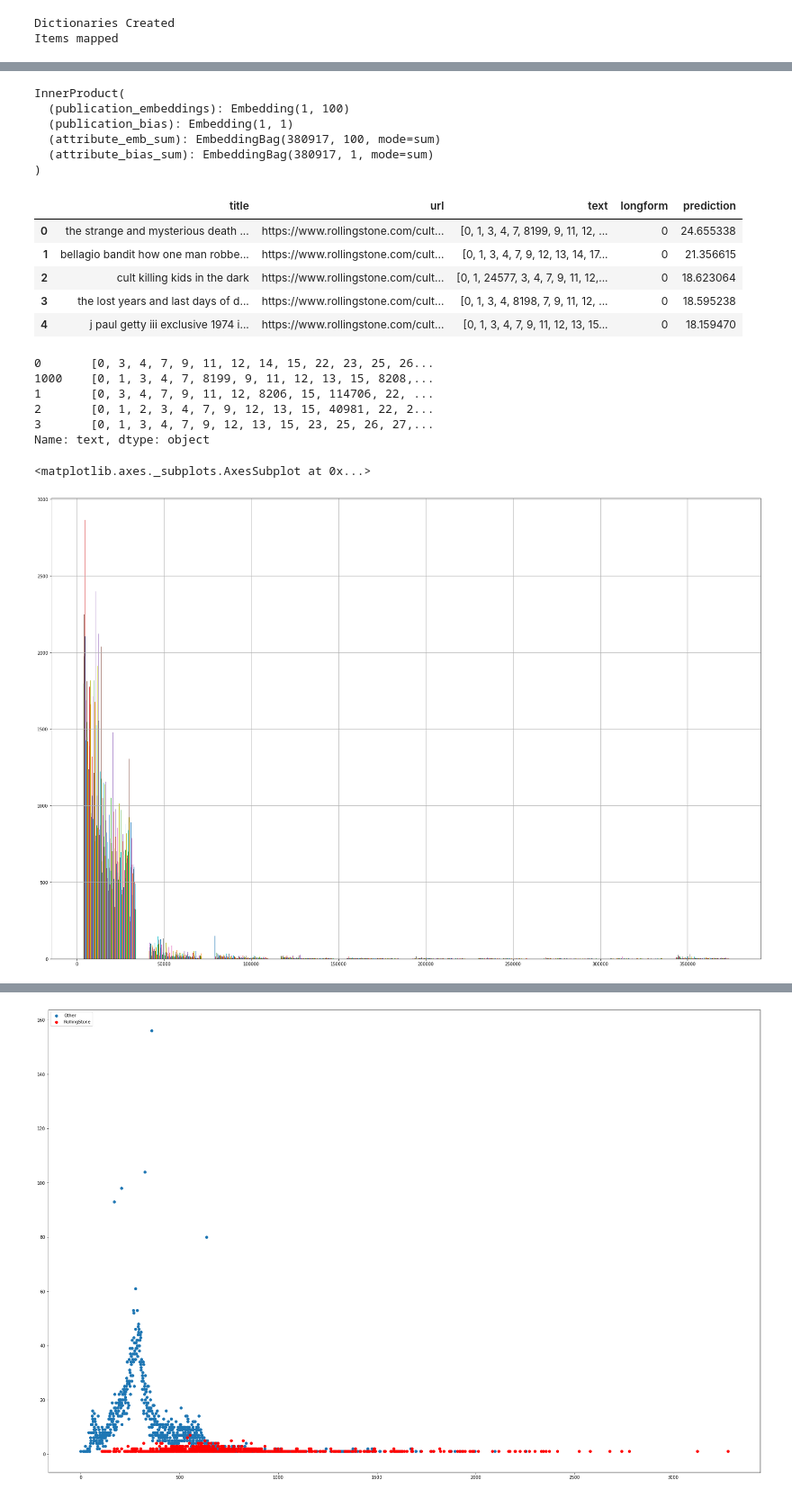
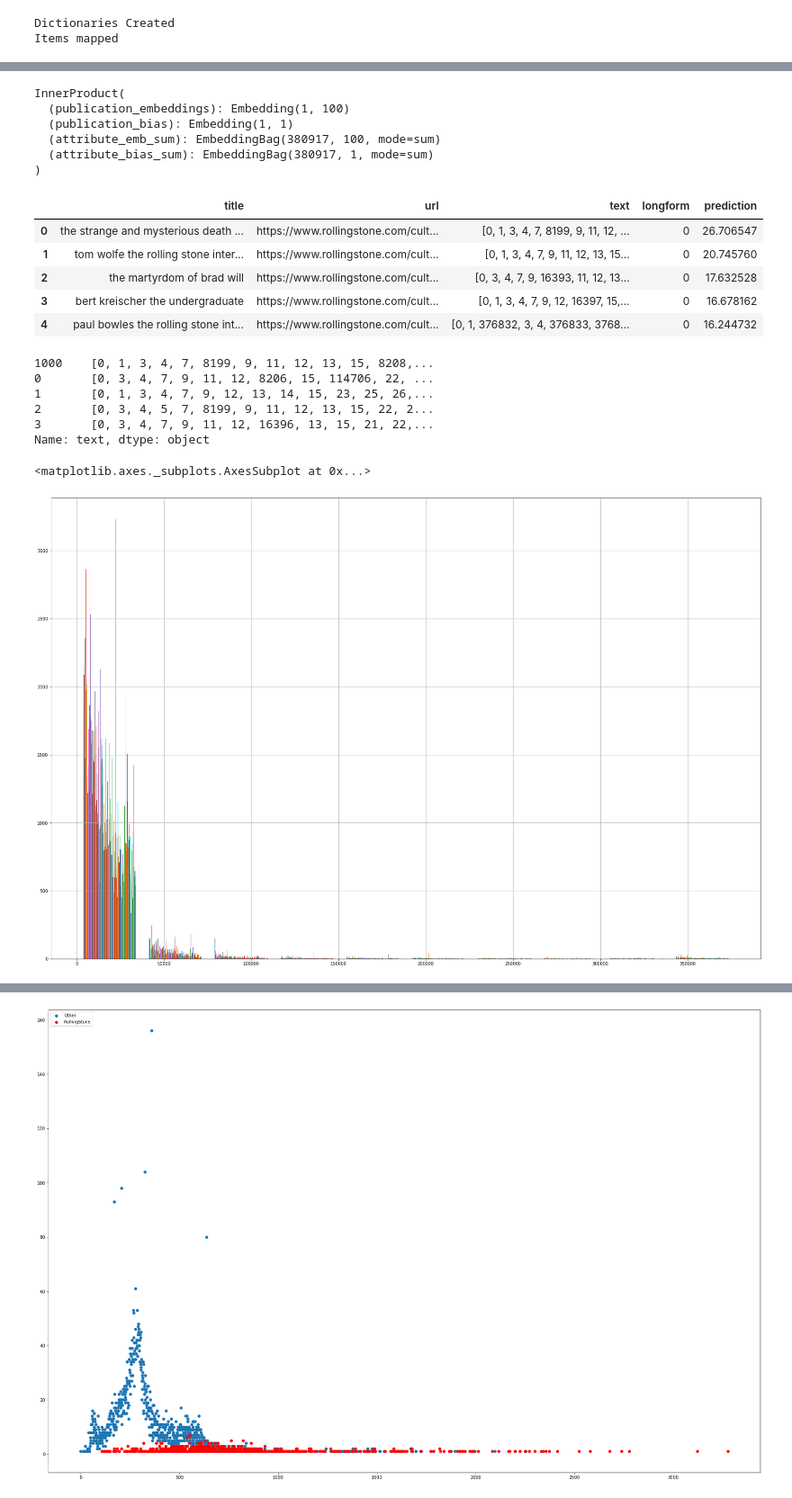
Before and after one commit to rohanbansal12/longform-classification, a Jupyter notebook: inner-product.ipynb, the cells around one changed output, grey strips where cells are left out. Shown at 90% size. Drawn from its saved outputs; the diff is of its cells as text; code cells hidden in the pictures.

```diff
--- a/inner-product.ipynb
+++ b/inner-product.ipynb
@@ -105,10 +105,10 @@ print("Data Loaded")
 # %% [output]
 Data Loaded
 # %%
-final_word_ids,final_url_ids= create_merged_dictionaries(train_data, test_data, val_data, eval_data)
+final_word_ids,final_url_ids= create_merged_dictionaries(train_data, test_data, val_data, adv_data)
 print("Dictionaries Created")
 
-for dataset in [train_data, test_data, val_data, eval_data]:
+for dataset in [train_data, test_data, val_data, adv_data]:
     dataset.map_items(final_word_ids, final_url_ids);
 
 print("Items mapped")
@@ -369,23 +369,23 @@ InnerProduct(
 )
 ... (14 outputs left out)
 # %%
-eval_loader = torch.utils.data.DataLoader(eval_data, batch_size=len(eval_data), collate_fn=collate_fn, pin_memory=True)
+adv_loader = torch.utils.data.DataLoader(adv_data, batch_size=len(adv_data), collate_fn=collate_fn, pin_memory=True)
 
-eval_batch = next(iter(eval_loader))
-eval_publications, eval_articles, eval_word_attributes, eval_attribute_offsets, eval_labels = eval_batch
-eval_publications = eval_publications.to(device)
-eval_articles = eval_articles.to(device)
-eval_word_attributes = eval_word_attributes.to(device)
-eval_attribute_offsets = eval_attribute_offsets.to(device)
-eval_labels = eval_labels.to(device)
+adv_batch = next(iter(adv_loader))
+adv_publications, adv_articles, adv_word_attributes, adv_attribute_offsets, adv_labels = adv_batch
+adv_publications = adv_publications.to(device)
+adv_articles = adv_articles.to(device)
+adv_word_attributes = adv_word_attributes.to(device)
+adv_attribute_offsets = adv_attribute_offsets.to(device)
+adv_labels = adv_labels.to(device)
 
 model.eval()
-eval_preds = model(eval_publications, eval_articles, eval_word_attributes, eval_attribute_offsets)
-eval_sorted_preds, locations = torch.sort(eval_preds, descending=True)
-eval_sort = pd.DataFrame(columns=['title', 'url', 'text','longform', 'prediction'])
+adv_preds = model(adv_publications, adv_articles, adv_word_attributes, adv_attribute_offsets)
+adv_sorted_preds, locations = torch.sort(adv_preds, descending=True)
+adv_sort = pd.DataFrame(columns=['title', 'url', 'text','longform', 'prediction'])
 for i in range(0, 1000):
-    example = eval_data[locations[i]]
-    prediction = eval_sorted_preds[i].item()
+    example = adv_data[locations[i]]
+    prediction = adv_sorted_preds[i].item()
     text = []
     for x in example['title']:
         text.append(next((word for word, numero in final_word_ids.items() if numero == x), "unk"))
@@ -396,8 +396,8 @@ for i in range(0, 1000):
     short_text = list(set(example['text']))
     url = next(link for link, numero in final_url_ids.items() if numero == example['url'])
     longform = example['longform']
-    eval_sort.loc[i] = [title, url, short_text, longform, prediction]
-eval_sort.head()
+    adv_sort.loc[i] = [title, url, short_text, longform, prediction]
+adv_sort.head()
 # %% [output]
 InnerProduct(
   (publication_embeddings): Embedding(1, 100)
@@ -406,12 +406,12 @@ InnerProduct(
   (attribute_bias_sum): EmbeddingBag(380917, 1, mode=sum)
 )
 |  | title | url | text | longform | prediction |
-| 0 | the strange and mysterious death ... | https://www.rollingstone.com/cult... | [0, 1, 3, 4, 7, 8199, 9, 11, 12, ... | 0 | 24.655338 |
-| 1 | bellagio bandit how one man robbe... | https://www.rollingstone.com/cult... | [0, 1, 3, 4, 7, 9, 12, 13, 14, 17... | 0 | 21.356615 |
-| 2 | cult killing kids in the dark | https://www.rollingstone.com/cult... | [0, 1, 24577, 3, 4, 7, 9, 11, 12,... | 0 | 18.623064 |
-| 3 | the lost years and last days of d... | https://www.rollingstone.com/cult... | [0, 1, 3, 4, 8198, 7, 9, 11, 12, ... | 0 | 18.595238 |
-| 4 | j paul getty iii exclusive 1974 i... | https://www.rollingstone.com/cult... | [0, 1, 3, 4, 7, 9, 11, 12, 13, 15... | 0 | 18.159470 |
+| 0 | the strange and mysterious death ... | https://www.rollingstone.com/cult... | [0, 1, 3, 4, 7, 8199, 9, 11, 12, ... | 0 | 26.706547 |
+| 1 | tom wolfe the rolling stone inter... | https://www.rollingstone.com/cult... | [0, 1, 3, 4, 7, 9, 11, 12, 13, 15... | 0 | 20.745760 |
+| 2 | the martyrdom of brad will | https://www.rollingstone.com/cult... | [0, 3, 4, 7, 9, 16393, 11, 12, 13... | 0 | 17.632528 |
+| 3 | bert kreischer the undergraduate | https://www.rollingstone.com/cult... | [0, 1, 3, 4, 7, 9, 12, 16397, 15,... | 0 | 16.678162 |
+| 4 | paul bowles the rolling stone int... | https://www.rollingstone.com/cult... | [0, 1, 376832, 3, 4, 376833, 3768... | 0 | 16.244732 |
 # %%
-total_eval = pd.concat([df, eval_sort], ignore_index=True)
-sorted_total_eval = total_eval.sort_values(by='prediction', ascending=False)
+total_adv = pd.concat([df, adv_sort], ignore_index=True)
+sorted_total_adv = total_adv.sort_values(by='prediction', ascending=False)
 # %%
@@ -419,17 +419,17 @@ sorted_total_eval.to_csv("ranked-eval.csv", index=False)
 # %%
-sorted_total_eval.text.head()
+sorted_total_adv.text.head()
 # %% [output]
-0       [0, 3, 4, 7, 9, 11, 12, 14, 15, 22, 23, 25, 26...
 1000    [0, 1, 3, 4, 7, 8199, 9, 11, 12, 13, 15, 8208,...
-1       [0, 3, 4, 7, 9, 11, 12, 8206, 15, 114706, 22, ...
-2       [0, 1, 2, 3, 4, 7, 9, 12, 13, 15, 40981, 22, 2...
-3       [0, 1, 3, 4, 7, 9, 12, 13, 15, 23, 25, 26, 27,...
+0       [0, 3, 4, 7, 9, 11, 12, 8206, 15, 114706, 22, ...
+1       [0, 1, 3, 4, 7, 9, 12, 13, 14, 15, 23, 25, 26,...
+2       [0, 3, 4, 5, 7, 8199, 9, 11, 12, 13, 15, 22, 2...
+3       [0, 3, 4, 7, 9, 11, 12, 16396, 13, 15, 21, 22,...
 Name: text, dtype: object
 # %%
-sorted_total_eval[sorted_total_eval.url.str.contains("rollingstone")].text.hist(figsize=(30,20))
+sorted_total_adv[sorted_total_adv.url.str.contains("rollingstone")].text.hist(figsize=(30,20))
 # %% [output]
 <matplotlib.axes._subplots.AxesSubplot at 0x...>
-[figure, old version]
+[figure, new version]
 # %%
 counter = collections.Counter()
 for i in range(0, 2000):
```
Also changed, not shown: parts of 22 cells of this notebook.
